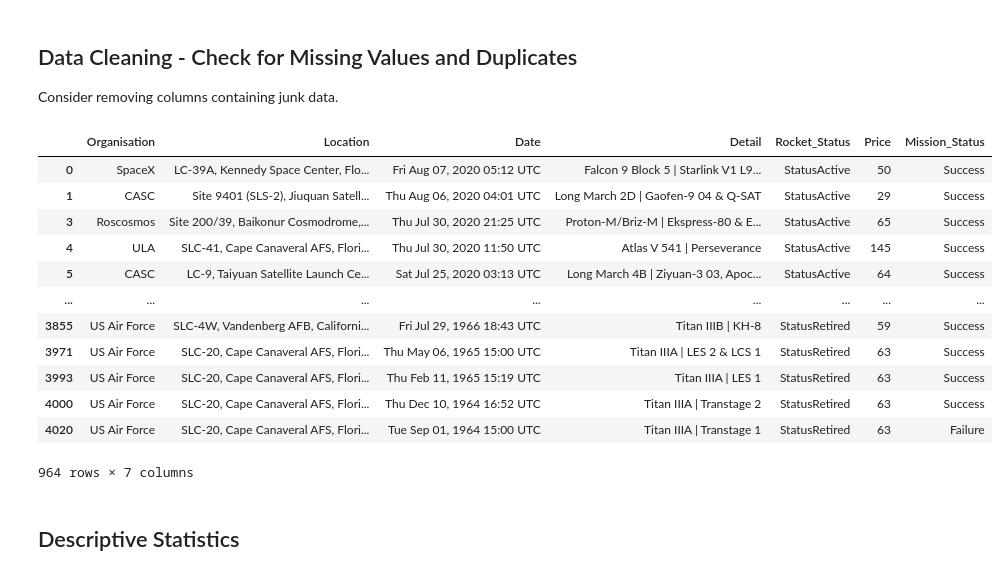
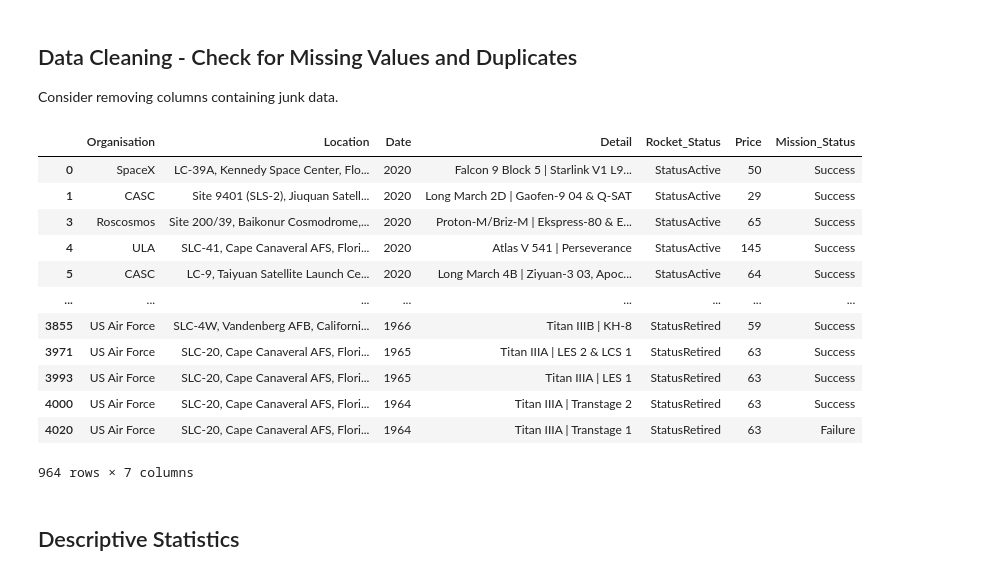
Before and after one commit to jaimeramis/SpaceRace, a Jupyter notebook: Space_Missions_Analysis.ipynb, the cells around one changed output. Drawn from its saved outputs; the diff is of its cells as text; code cells hidden in the pictures.

```diff
--- a/Space_Missions_Analysis.ipynb
+++ b/Space_Missions_Analysis.ipynb
@@ -121,34 +118,37 @@ Consider removing columns containing junk data.
 # %%
 # Delete NaN:
 df_clean = df_data.dropna()
 
 # Delete Duplicates:
 df_clean = df_clean.drop_duplicates()
 
-# Delete some columns:
-df_clean = df_clean.drop(columns=['Unnamed: 0.1', 'Unnamed: 0'])
-
 # Ensure "Price" column is numeric (handling potential non-numeric values):
 df_clean["Price"] = pd.to_numeric(df_clean["Price"], errors='coerce')
 
 # Convert the "Price" column to integers:
 df_clean["Price"] = df_clean["Price"].fillna(0).astype(int)  # fill NaN with 0 and then convert
 
-# Show the new Dataframe:
+# Modify Date Column to datetime and extract only the year:
+df_clean['Date'] = pd.to_datetime(df_clean['Date'], errors='coerce').dt.year.astype('Int64')
+
+# Delete some columns:
+df_clean = df_clean.drop(columns=['Unnamed: 0.1', 'Unnamed: 0'])
+
+# Show the new DataFrame:
 df_clean
 # %% [output]
 |  | Organisation | Location | Date | Detail | Rocket_Status | Price | Mission_Status |
-| 0 | SpaceX | LC-39A, Kennedy Space Center, Flo... | Fri Aug 07, 2020 05:12 UTC | Falcon 9 Block 5 | Starlink V1 L9... | StatusActive | 50 | Success |
-| 1 | CASC | Site 9401 (SLS-2), Jiuquan Satell... | Thu Aug 06, 2020 04:01 UTC | Long March 2D | Gaofen-9 04 & Q-SAT | StatusActive | 29 | Success |
-| 3 | Roscosmos | Site 200/39, Baikonur Cosmodrome,... | Thu Jul 30, 2020 21:25 UTC | Proton-M/Briz-M | Ekspress-80 & E... | StatusActive | 65 | Success |
-| 4 | ULA | SLC-41, Cape Canaveral AFS, Flori... | Thu Jul 30, 2020 11:50 UTC | Atlas V 541 | Perseverance | StatusActive | 145 | Success |
-| 5 | CASC | LC-9, Taiyuan Satellite Launch Ce... | Sat Jul 25, 2020 03:13 UTC | Long March 4B | Ziyuan-3 03, Apoc... | StatusActive | 64 | Success |
+| 0 | SpaceX | LC-39A, Kennedy Space Center, Flo... | 2020 | Falcon 9 Block 5 | Starlink V1 L9... | StatusActive | 50 | Success |
+| 1 | CASC | Site 9401 (SLS-2), Jiuquan Satell... | 2020 | Long March 2D | Gaofen-9 04 & Q-SAT | StatusActive | 29 | Success |
+| 3 | Roscosmos | Site 200/39, Baikonur Cosmodrome,... | 2020 | Proton-M/Briz-M | Ekspress-80 & E... | StatusActive | 65 | Success |
+| 4 | ULA | SLC-41, Cape Canaveral AFS, Flori... | 2020 | Atlas V 541 | Perseverance | StatusActive | 145 | Success |
+| 5 | CASC | LC-9, Taiyuan Satellite Launch Ce... | 2020 | Long March 4B | Ziyuan-3 03, Apoc... | StatusActive | 64 | Success |
 | ... | ... | ... | ... | ... | ... | ... | ... |
-| 3855 | US Air Force | SLC-4W, Vandenberg AFB, Californi... | Fri Jul 29, 1966 18:43 UTC | Titan IIIB | KH-8 | StatusRetired | 59 | Success |
-| 3971 | US Air Force | SLC-20, Cape Canaveral AFS, Flori... | Thu May 06, 1965 15:00 UTC | Titan IIIA | LES 2 & LCS 1 | StatusRetired | 63 | Success |
-| 3993 | US Air Force | SLC-20, Cape Canaveral AFS, Flori... | Thu Feb 11, 1965 15:19 UTC | Titan IIIA | LES 1 | StatusRetired | 63 | Success |
-| 4000 | US Air Force | SLC-20, Cape Canaveral AFS, Flori... | Thu Dec 10, 1964 16:52 UTC | Titan IIIA | Transtage 2 | StatusRetired | 63 | Success |
-| 4020 | US Air Force | SLC-20, Cape Canaveral AFS, Flori... | Tue Sep 01, 1964 15:00 UTC | Titan IIIA | Transtage 1 | StatusRetired | 63 | Failure |
+| 3855 | US Air Force | SLC-4W, Vandenberg AFB, Californi... | 1966 | Titan IIIB | KH-8 | StatusRetired | 59 | Success |
+| 3971 | US Air Force | SLC-20, Cape Canaveral AFS, Flori... | 1965 | Titan IIIA | LES 2 & LCS 1 | StatusRetired | 63 | Success |
+| 3993 | US Air Force | SLC-20, Cape Canaveral AFS, Flori... | 1965 | Titan IIIA | LES 1 | StatusRetired | 63 | Success |
+| 4000 | US Air Force | SLC-20, Cape Canaveral AFS, Flori... | 1964 | Titan IIIA | Transtage 2 | StatusRetired | 63 | Success |
+| 4020 | US Air Force | SLC-20, Cape Canaveral AFS, Flori... | 1964 | Titan IIIA | Transtage 1 | StatusRetired | 63 | Failure |
 964 rows × 7 columns
 # %% [markdown]
 ## Descriptive Statistics
```
Also changed, not shown: parts of 16 cells of this notebook.
